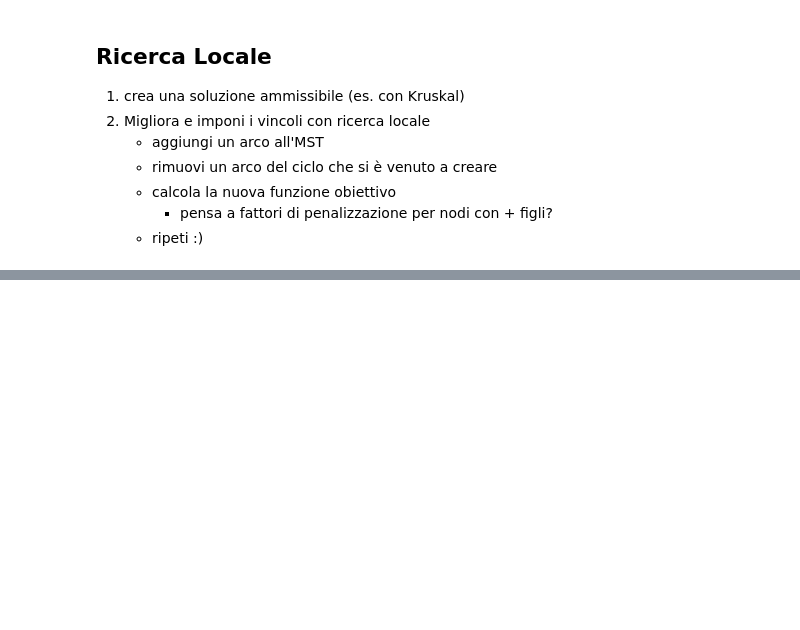
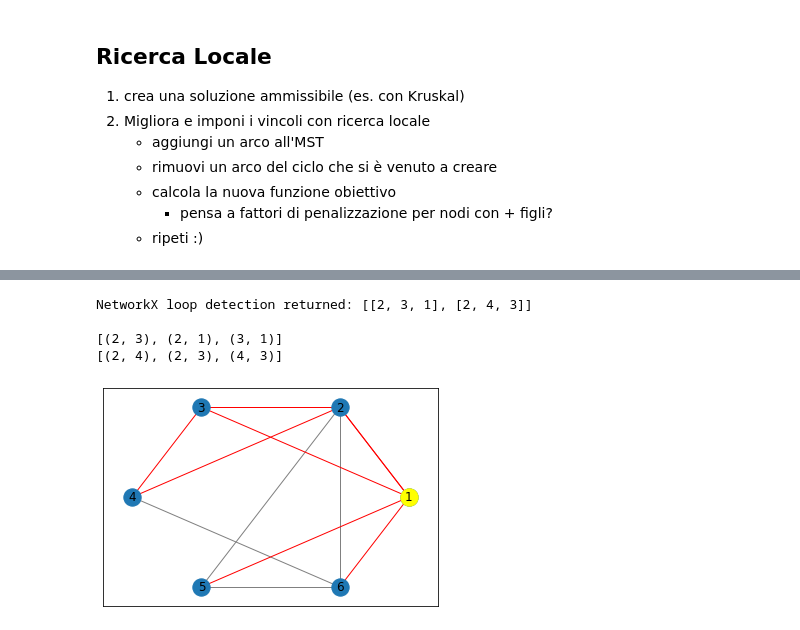
Before and after one commit to floysh/OR-project, a Jupyter notebook: progetto.ipynb, the cells around one changed output, grey strips where cells are left out. Saved outputs shown, nothing was run; the diff lists cells and outputs as text; code cells hidden in the pictures; blank space fills up the shorter version.

```diff
--- a/progetto.ipynb
+++ b/progetto.ipynb
@@ -135,0 +184,21 @@ cost(mst, ROOT)
+# %%
+# TEST LOOP DETECTION
+mst.add_edges_from([(2,3), (3,4)])
+draw_graph(G, mst, ROOT_NODE)
+loops = nx.cycle_basis(mst.to_undirected()) # https://stackoverflow.com/questions/35683302/python-networkx-detecting-loops-circles
+# es. [[2,1,3],[4,5,6]]
+
+print("NetworkX loop detection returned:", loops)
+[10,20,30].__len__()
+
+# Ri-genera archi del ciclo che si è venuto a creare aggiungendo l'arco a MST
+print()
+for loop in loops:
+    print([(a,loop[b]) for a in loop
+                       for b in range(loop.index(a)+1, loop.__len__())])
+# %% [output]
+NetworkX loop detection returned: [[2, 3, 1], [2, 4, 3]]
+
+[(2, 3), (2, 1), (3, 1)]
+[(2, 4), (2, 3), (4, 3)]
+[figure, added]
```
Also changed, not shown: parts of 7 cells of this notebook.
